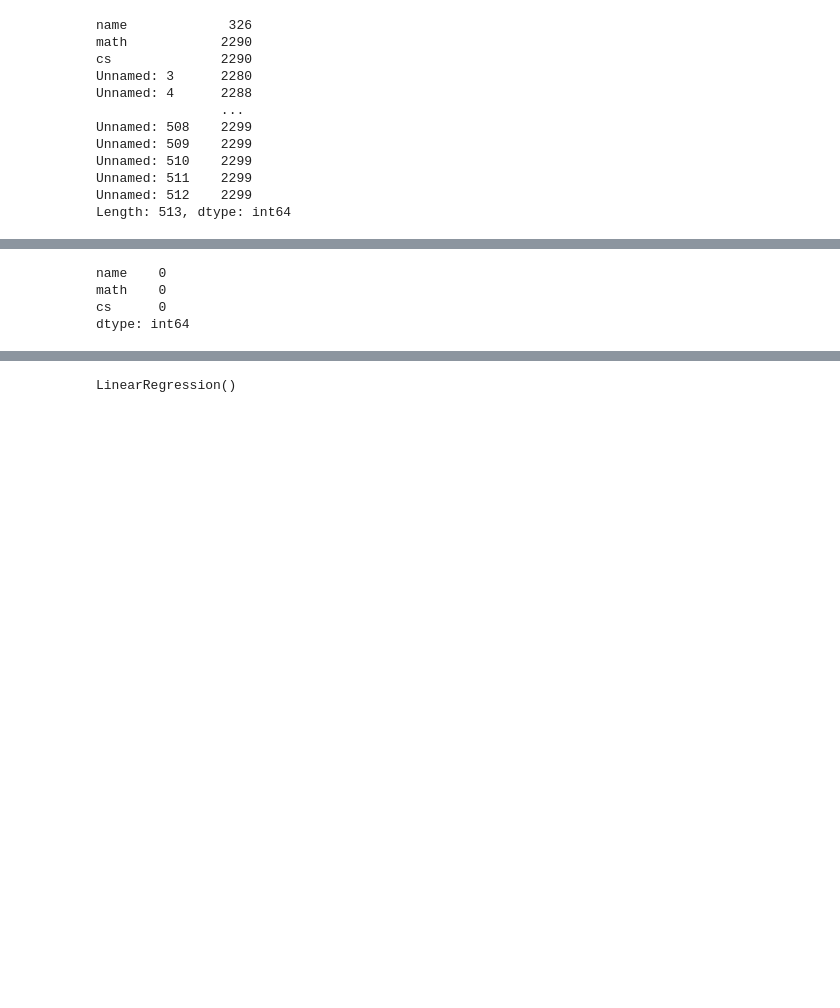
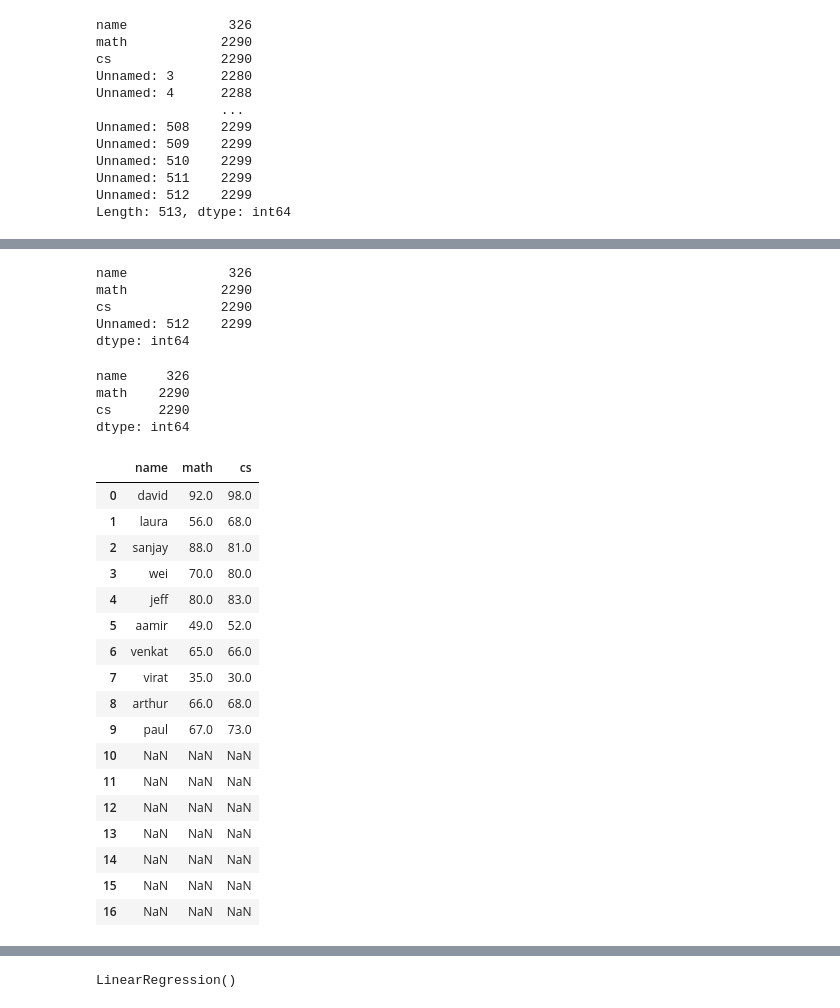
Before and after one commit to Faizack/Data-Science-with-Python, a Jupyter notebook: Day-20 Regression/Gradient&Cost/gradient_pratice.ipynb, the cells around one changed output, grey strips where cells are left out. Cells and saved outputs as stored; diff of their text form; code cells hidden in the pictures; blank space fills up the shorter version.

```diff
--- a/Day-20 Regression/Gradient&Cost/gradient_pratice.ipynb
+++ b/Day-20 Regression/Gradient&Cost/gradient_pratice.ipynb
@@ -26,5 +26,3 @@ Unnamed: 510    2299
 Unnamed: 511    2299
 Unnamed: 512    2299
 Length: 513, dtype: int64
-# %%
-df=df.dropna(how="any")
@@ -45,7 +29,10 @@ df.head(16)
+# %%
+df.drop(df.iloc[:,3:-1],axis=1,inplace=True)
 # %%
 df.isna().sum()
 # %% [output]
-name    0
-math    0
-cs      0
+name             326
+math            2290
+cs              2290
+Unnamed: 512    2299
 dtype: int64
@@ -54,0 +41,28 @@ y=df['cs']
+# %%
+df.isna().sum()
+# %% [output]
+name     326
+math    2290
+cs      2290
+dtype: int64
+# %%
+df.head(17)
+# %% [output]
+|  | name | math | cs |
+| 0 | david | 92.0 | 98.0 |
+| 1 | laura | 56.0 | 68.0 |
+| 2 | sanjay | 88.0 | 81.0 |
+| 3 | wei | 70.0 | 80.0 |
+| 4 | jeff | 80.0 | 83.0 |
+| 5 | aamir | 49.0 | 52.0 |
+| 6 | venkat | 65.0 | 66.0 |
+| 7 | virat | 35.0 | 30.0 |
+| 8 | arthur | 66.0 | 68.0 |
+| 9 | paul | 67.0 | 73.0 |
+| 10 | NaN | NaN | NaN |
+| 11 | NaN | NaN | NaN |
+| 12 | NaN | NaN | NaN |
+| 13 | NaN | NaN | NaN |
+| 14 | NaN | NaN | NaN |
+| 15 | NaN | NaN | NaN |
+| 16 | NaN | NaN | NaN |
```
Also changed, not shown: parts of 20 cells of this notebook, 15 other files.
